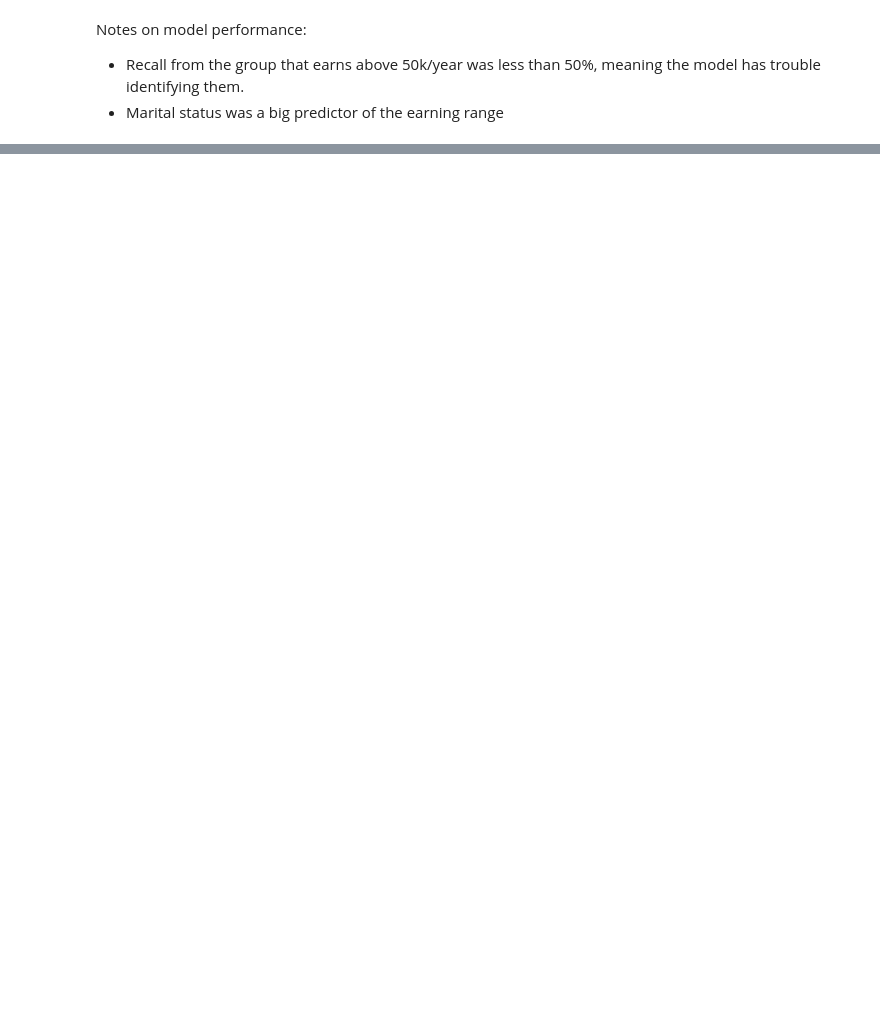
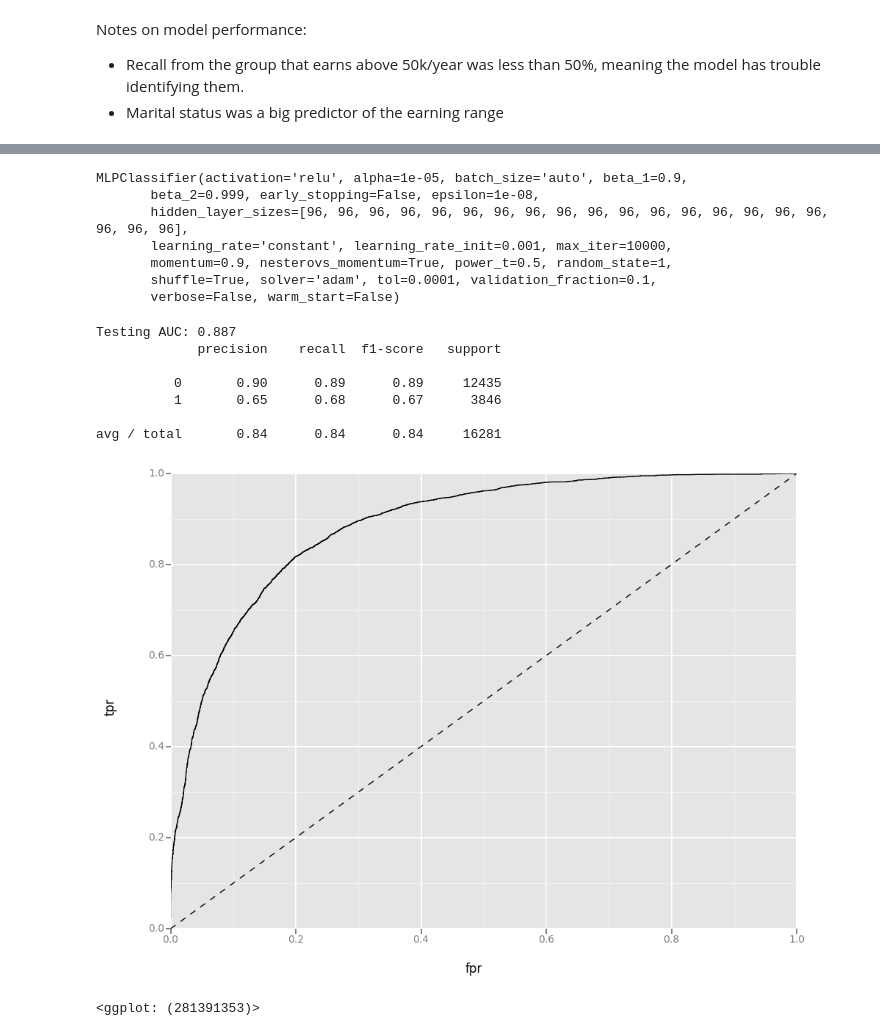
Before and after one commit to guidj/xlab, a Jupyter notebook: lab/exp/income-50/income-50.ipynb, the cells around one changed output, grey strips where cells are left out. Saved outputs shown, nothing was run; the diff lists cells and outputs as text; code cells hidden in the pictures; blank space fills up the shorter version.

```diff
--- a/lab/exp/income-50/income-50.ipynb
+++ b/lab/exp/income-50/income-50.ipynb
@@ -243,0 +300,24 @@ Notes on model performance:
+# %%
+N = 48
+def hash_fn(x):
+    tmp = [0 for _ in range(N)]
+    for val in x.values:
+        tmp[hash(val) % N] += 1
+    return pd.Series(tmp, index=cols)
+cols = ['col_%d' % d for d in range(N)]
+
+oXtrain = ftrain.drop(['y'], axis=1)[categorical_features].apply(hash_fn, axis=1)
+oXtest = ftest.drop(['y'], axis=1)[categorical_features].apply(hash_fn, axis=1)
+
+# normalize numerical features
+
+for c in ftrain.columns:
+    if (c not in categorical_features) and c != 'y':
+        oXtrain[c] = ftrain[c]
+        oXtest[c] = ftest[c]
+
+for c in oXtrain.columns:
+    oXtrain[c] = (oXtrain[c] - oXtrain[c].mean())/(oXtrain[c].max() - oXtrain[c].min() + 1e-8)
+    oXtest[c] = (oXtest[c] - oXtest[c].mean())/(oXtest[c].max() - oXtest[c].min() + 1e-8)
+
+oytrain, oytest = ftrain['y'], ftest['y']
@@ -243,0 +334,34 @@ Notes on model performance:
+# %%
+nn = MLPClassifier(solver='adam', alpha=1e-5, hidden_layer_sizes=[96 for _ in range(20)], random_state=1,
+                  learning_rate='constant', learning_rate_init=.001, max_iter=int(1e4), activation='relu')
+
+nn.fit(oXtrain, oytrain)
+
+preds = nn.predict_proba(oXtest)[:,1]
+fpr, tpr, _ = metrics.roc_curve(oytest, preds)
+
+print 'Testing AUC: {:.3f}'.format(metrics.roc_auc_score(oytest, preds))
+
+print metrics.classification_report(oytest, [round(x) for x in preds])
+
+df = pd.DataFrame(dict(fpr=fpr, tpr=tpr))
+ggplot(df, aes(x='fpr', y='tpr')) +\
+    geom_line() +\
+    geom_abline(linetype='dashed')
+# %% [output]
+MLPClassifier(activation='relu', alpha=1e-05, batch_size='auto', beta_1=0.9,
+       beta_2=0.999, early_stopping=False, epsilon=1e-08,
+       hidden_layer_sizes=[96, 96, 96, 96, 96, 96, 96, 96, 96, 96, 96, 96, 96, 96, 96, 96, 96, 96, 96, 96],
+       learning_rate='constant', learning_rate_init=0.001, max_iter=10000,
+       momentum=0.9, nesterovs_momentum=True, power_t=0.5, random_state=1,
+       shuffle=True, solver='adam', tol=0.0001, validation_fraction=0.1,
+       verbose=False, warm_start=False)
+Testing AUC: 0.887
+             precision    recall  f1-score   support
+
+          0       0.90      0.89      0.89     12435
+          1       0.65      0.68      0.67      3846
+
+avg / total       0.84      0.84      0.84     16281
+[figure, added]
+<ggplot: (281391353)>
```
Also changed, not shown: parts of 17 cells of this notebook.
